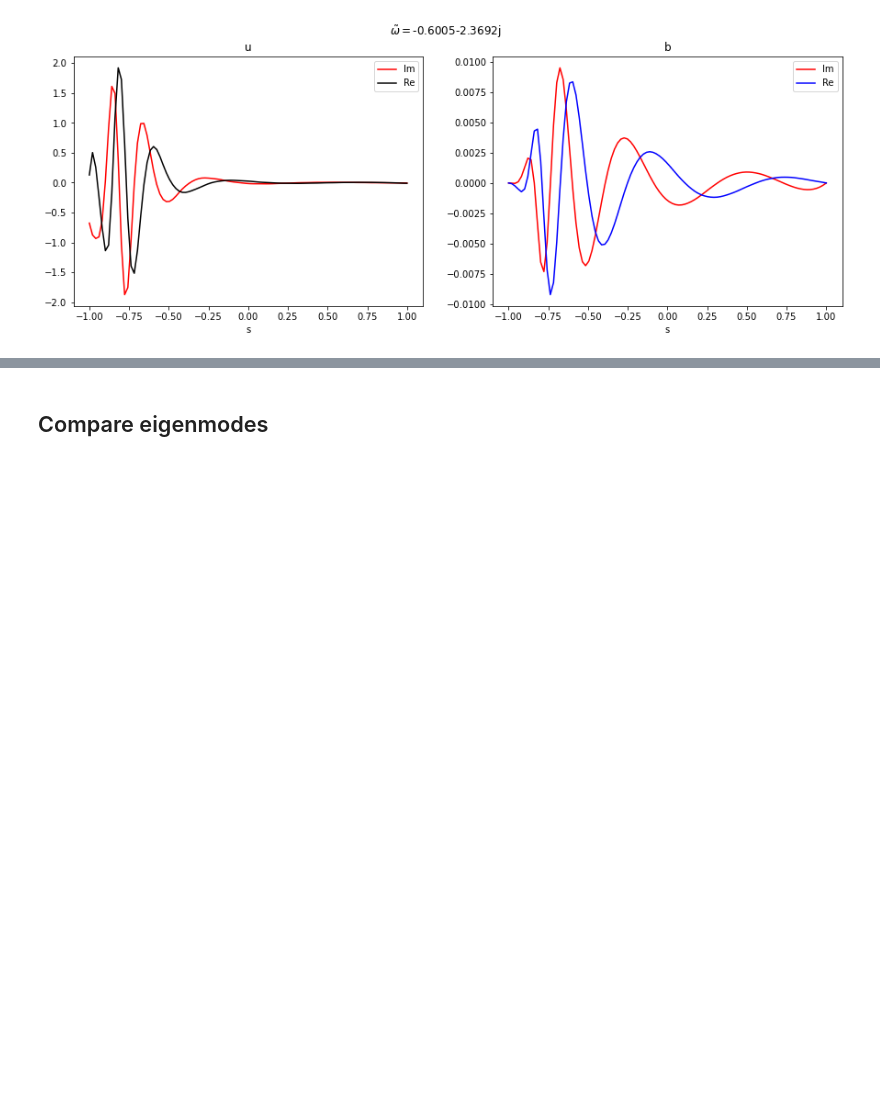
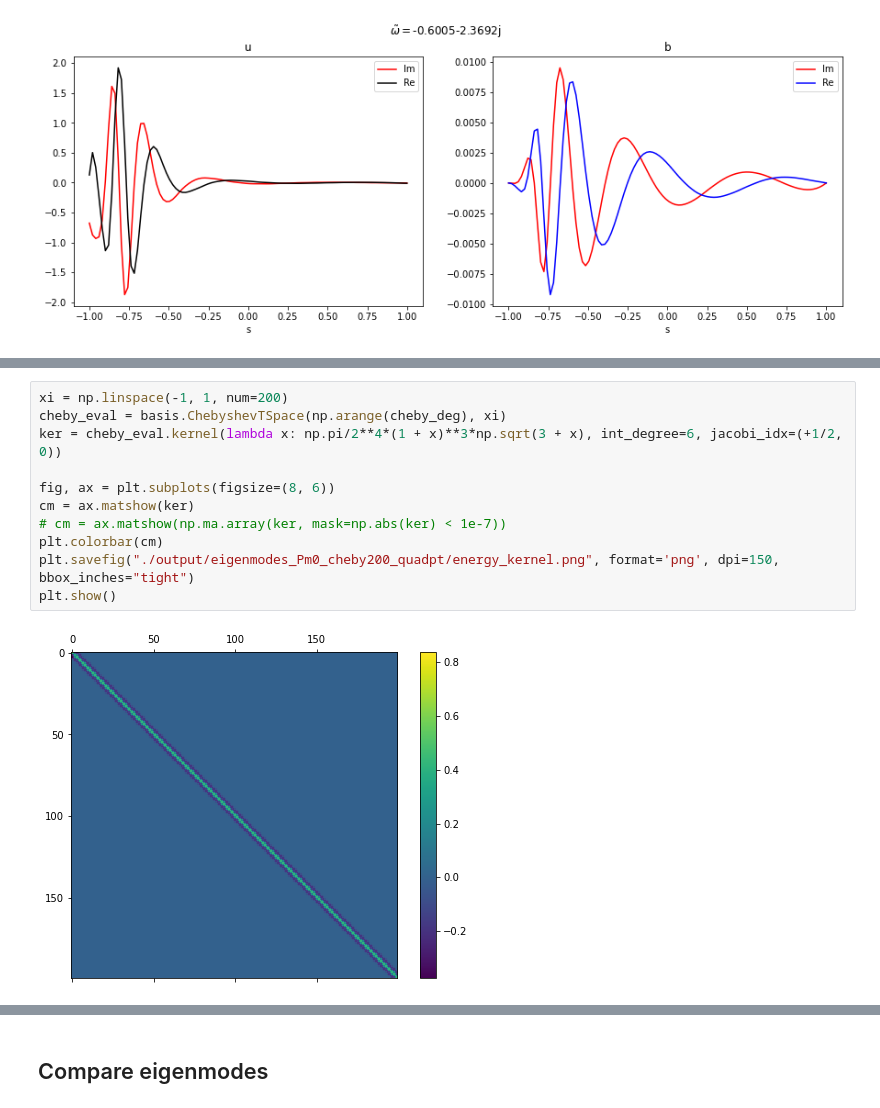
Before and after one commit to GentleMin/PyCrete, a Jupyter notebook: eigenmodes.ipynb, the cells around one changed output, grey strips where cells are left out. Cells and saved outputs as stored; diff of their text form; blank space fills up the shorter version.

```diff
--- a/eigenmodes.ipynb
+++ b/eigenmodes.ipynb
@@ -176,0 +188,13 @@ plt.show()
+# %%
+xi = np.linspace(-1, 1, num=200)
+cheby_eval = basis.ChebyshevTSpace(np.arange(cheby_deg), xi)
+ker = cheby_eval.kernel(lambda x: np.pi/2**4*(1 + x)**3*np.sqrt(3 + x), int_degree=6, jacobi_idx=(+1/2, 0))
+
+fig, ax = plt.subplots(figsize=(8, 6))
+cm = ax.matshow(ker)
+# cm = ax.matshow(np.ma.array(ker, mask=np.abs(ker) < 1e-7))
+plt.colorbar(cm)
+plt.savefig("./output/eigenmodes_Pm0_cheby200_quadpt/energy_kernel.png", format='png', dpi=150, bbox_inches="tight")
+plt.show()
+# %% [output]
+[figure, added]
```
Also changed, not shown: parts of 16 cells of this notebook, 2 other files.
